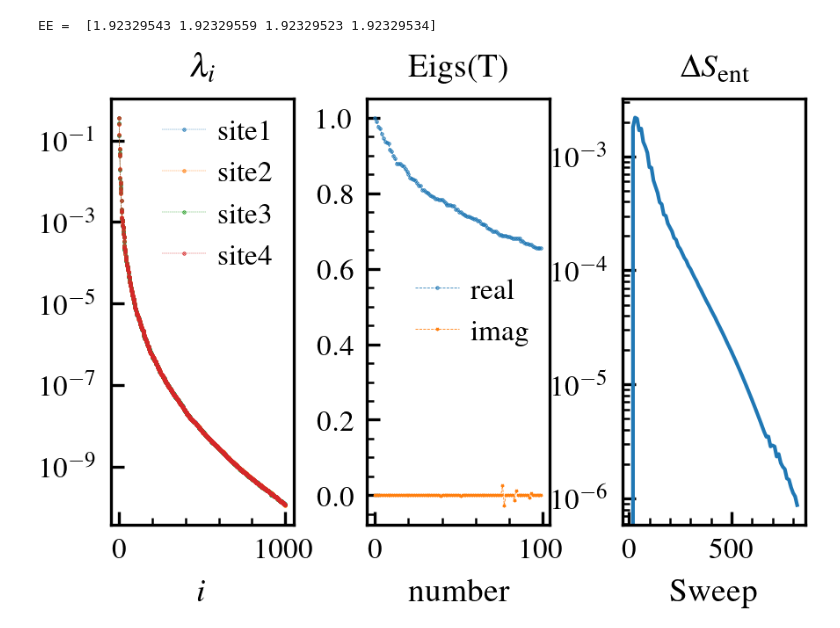
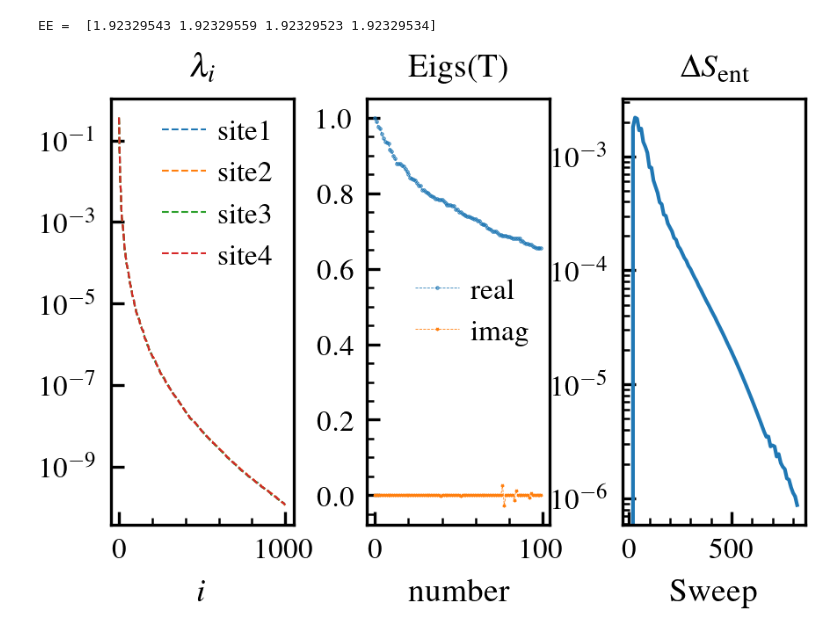
Before and after one commit to aravindhshankar/Spin1LongRangeOrder.jl, a Jupyter notebook: python/figmaker/DMRG_conv_show.ipynb, the cells around one changed output. Cells and saved outputs as stored; diff of their text form; code cells hidden in the pictures.

```diff
--- a/python/figmaker/DMRG_conv_show.ipynb
+++ b/python/figmaker/DMRG_conv_show.ipynb
@@ -44,30 +44,30 @@ EE =  [1.92329543 1.92329559 1.92329523 1.92329534]
 # %%
 fig, ax = plt.subplots(1,3)
 fig_width = ssh.set_size(width_pt=246*1.5, fraction=1./3, subplots=(1,3))
 fig.subplots_adjust(wspace=0.4)
 for i in [0,1,2,3]:
     lambdai = np.exp(-np.array(ent_spec))[i]
-    ax[0].plot(lambdai, ls='--', marker='.', ms=0.5, lw=0.1, label=f'site{i+1}')
+    ax[0].plot(lambdai, ls='--', marker='', ms=0.5, lw=0.5, label=f'site{i+1}')
 
 ax[0].set_yscale('log')
 ax[0].legend()
 ax[0].set_xlabel(r'$i$')
 ax[0].set_title(r'$\lambda_i$')
 
 
 # ax[1].plot(diags['max_trunc_err'])
 ax[1].plot(evs.real, marker='.', ls='--', lw=0.2, label='real', ms=0.5)
 ax[1].plot(evs.imag, marker='*', ls='--', lw=0.2, label='imag', ms=0.5)
 ax[1].legend()
 ax[1].set_yscale('linear')
 ax[1].set_xlabel(r'number')
 ax[1].set_title(r'Eigs(T)')
 
 ax[2].plot(diags['sweep'], diags['Delta_S'])
 ax[2].set_xlabel(r'Sweep')
 ax[2].set_title(r'$\Delta S_{\mathrm{ent}}$')
 ax[2].set_yscale('log')
 
 fig.savefig('figures/dmrg_diagnostics.pdf', bbox_inches='tight')
 # %% [output]
-[figure, old version]
+[figure, new version]
```
Also changed, not shown: 1 other file.
